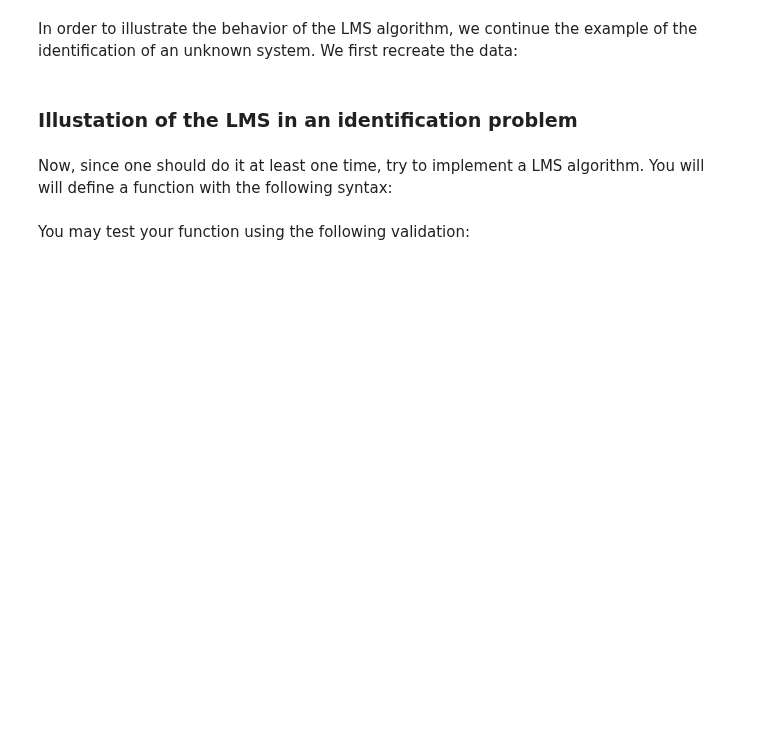
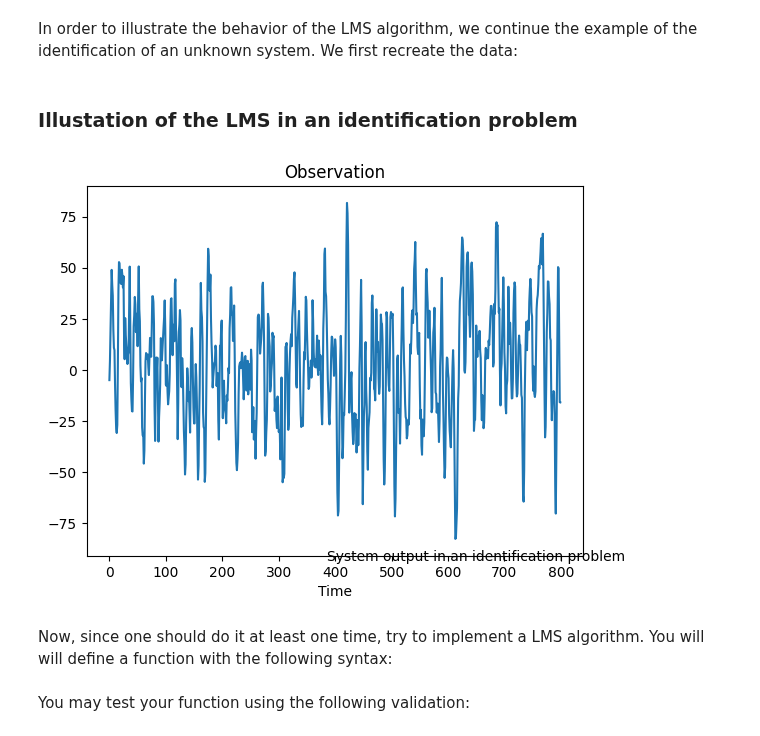
Before and after one commit to setrar/SSP, a Jupyter notebook: Homework/3/Adaptive_versions.ipynb, the cells around one changed output. Cells and saved outputs as stored; diff of their text form; code cells hidden in the pictures; blank space fills up the shorter version.

```diff
--- a/Homework/3/Adaptive_versions.ipynb
+++ b/Homework/3/Adaptive_versions.ipynb
@@ -139,17 +139,19 @@ In order to illustrate the behavior of the LMS algorithm, we continue the exampl
 # %%
 from scipy.signal import lfilter
 # test
-figplot=False
+figplot=True
 N=800
 x=lfilter([1, 1], [1], np.random.randn(N))
 htest=10*np.array([1, 0.7, 0.7, 0.7, 0.3, 0 ])
 y0=lfilter(htest,[1],x)
 y=y0+0.1*np.random.randn(N)
 if figplot:
     plt.plot(y)
     plt.xlabel("Time")
     plt.title("Observation")
-    figcaption("System output in an identification problem")
+    plt.figtext(0.5, 0.1, "System output in an identification problem")
+# %% [output]
+[figure, added]
 # %% [markdown]
 Now, since one should do it at least one time, try to implement a LMS algorithm. You will will define a function with the following syntax:
 # %%
```
Also changed, not shown: 3 other files.
